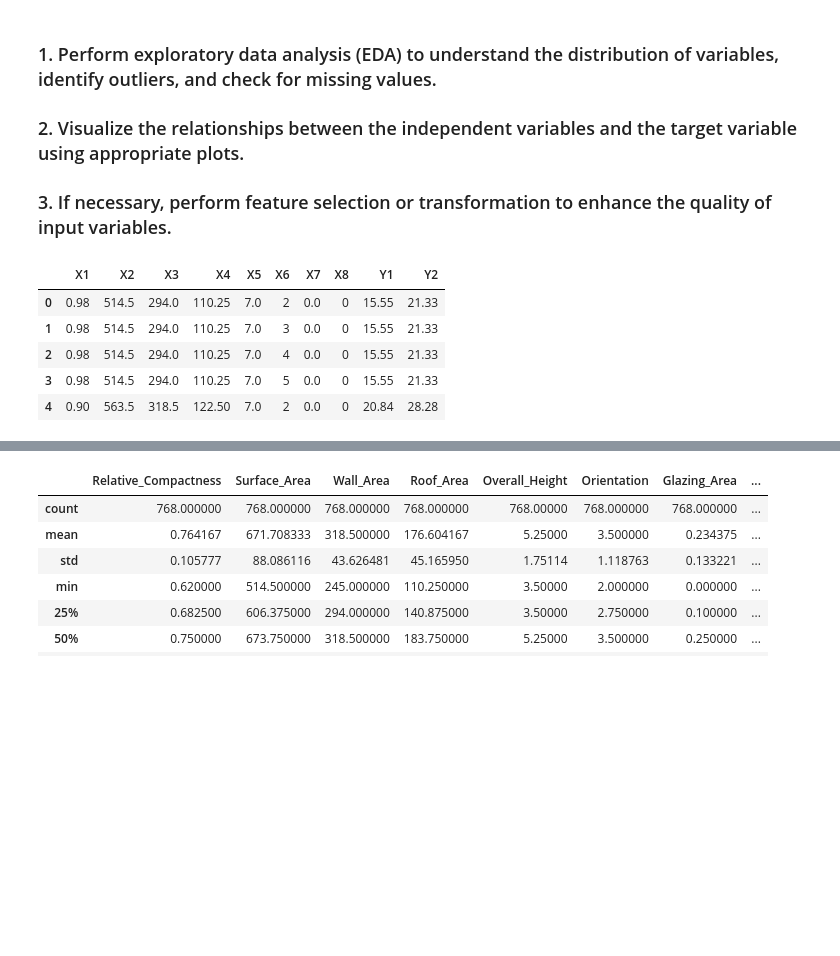
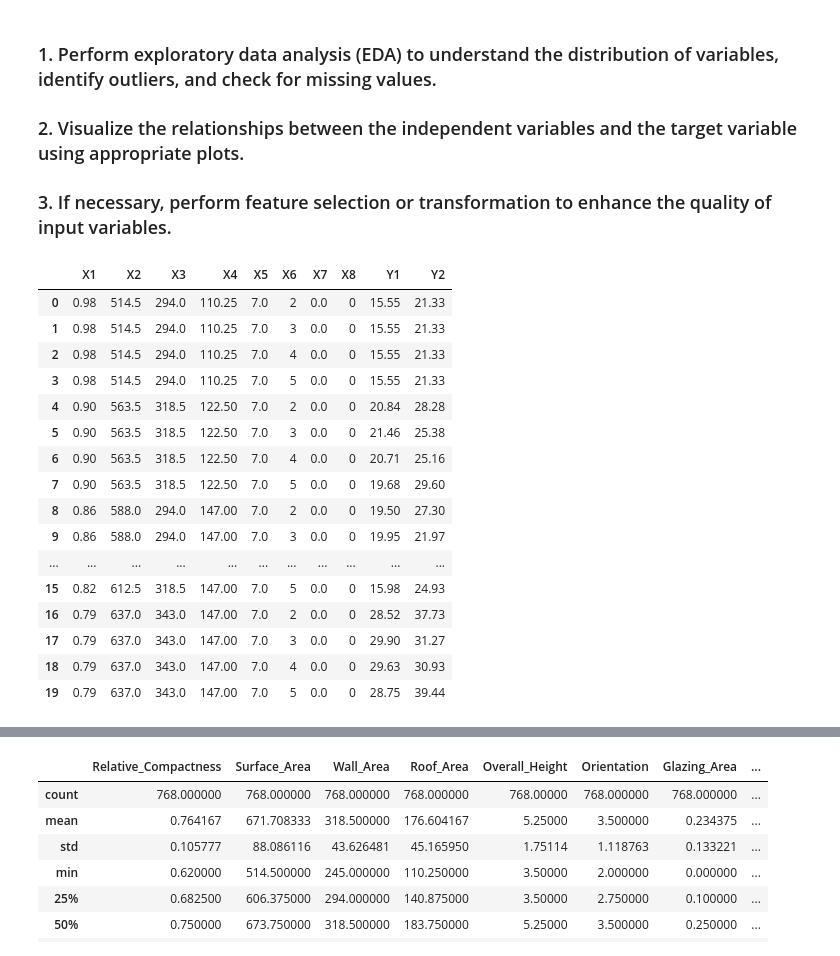
Before and after one commit to dalimvc/Regression-Models, a Jupyter notebook: 24-AS1-b21dalmi.ipynb, the cells around one changed output, grey strips where cells are left out. Drawn from its saved outputs; the diff is of its cells as text; code cells hidden in the pictures; blank space fills up the shorter version.

```diff
--- a/24-AS1-b21dalmi.ipynb
+++ b/24-AS1-b21dalmi.ipynb
@@ -38,14 +42,25 @@ my_colors = ['#19647E', '#FFFFFF', '#FF6F61']
 <h3>3. If necessary, perform feature selection or transformation to enhance the quality of input variables.</h3>
 # %%
 #printing first top 5 rows
-df.head()
+df.head(20)
 # %% [output]
 |  | X1 | X2 | X3 | X4 | X5 | X6 | X7 | X8 | Y1 | Y2 |
 | 0 | 0.98 | 514.5 | 294.0 | 110.25 | 7.0 | 2 | 0.0 | 0 | 15.55 | 21.33 |
 | 1 | 0.98 | 514.5 | 294.0 | 110.25 | 7.0 | 3 | 0.0 | 0 | 15.55 | 21.33 |
 | 2 | 0.98 | 514.5 | 294.0 | 110.25 | 7.0 | 4 | 0.0 | 0 | 15.55 | 21.33 |
 | 3 | 0.98 | 514.5 | 294.0 | 110.25 | 7.0 | 5 | 0.0 | 0 | 15.55 | 21.33 |
 | 4 | 0.90 | 563.5 | 318.5 | 122.50 | 7.0 | 2 | 0.0 | 0 | 20.84 | 28.28 |
+| 5 | 0.90 | 563.5 | 318.5 | 122.50 | 7.0 | 3 | 0.0 | 0 | 21.46 | 25.38 |
+| 6 | 0.90 | 563.5 | 318.5 | 122.50 | 7.0 | 4 | 0.0 | 0 | 20.71 | 25.16 |
+| 7 | 0.90 | 563.5 | 318.5 | 122.50 | 7.0 | 5 | 0.0 | 0 | 19.68 | 29.60 |
+| 8 | 0.86 | 588.0 | 294.0 | 147.00 | 7.0 | 2 | 0.0 | 0 | 19.50 | 27.30 |
+| 9 | 0.86 | 588.0 | 294.0 | 147.00 | 7.0 | 3 | 0.0 | 0 | 19.95 | 21.97 |
+| ... | ... | ... | ... | ... | ... | ... | ... | ... | ... | ... |
+| 15 | 0.82 | 612.5 | 318.5 | 147.00 | 7.0 | 5 | 0.0 | 0 | 15.98 | 24.93 |
+| 16 | 0.79 | 637.0 | 343.0 | 147.00 | 7.0 | 2 | 0.0 | 0 | 28.52 | 37.73 |
+| 17 | 0.79 | 637.0 | 343.0 | 147.00 | 7.0 | 3 | 0.0 | 0 | 29.90 | 31.27 |
+| 18 | 0.79 | 637.0 | 343.0 | 147.00 | 7.0 | 4 | 0.0 | 0 | 29.63 | 30.93 |
+| 19 | 0.79 | 637.0 | 343.0 | 147.00 | 7.0 | 5 | 0.0 | 0 | 28.75 | 39.44 |
 # %%
 #renaming data culmns to get better understanding what they represent
 df.rename(columns={'X1': 'Relative_Compactness'}, inplace=True)
```
Also changed, not shown: parts of 18 cells of this notebook.
